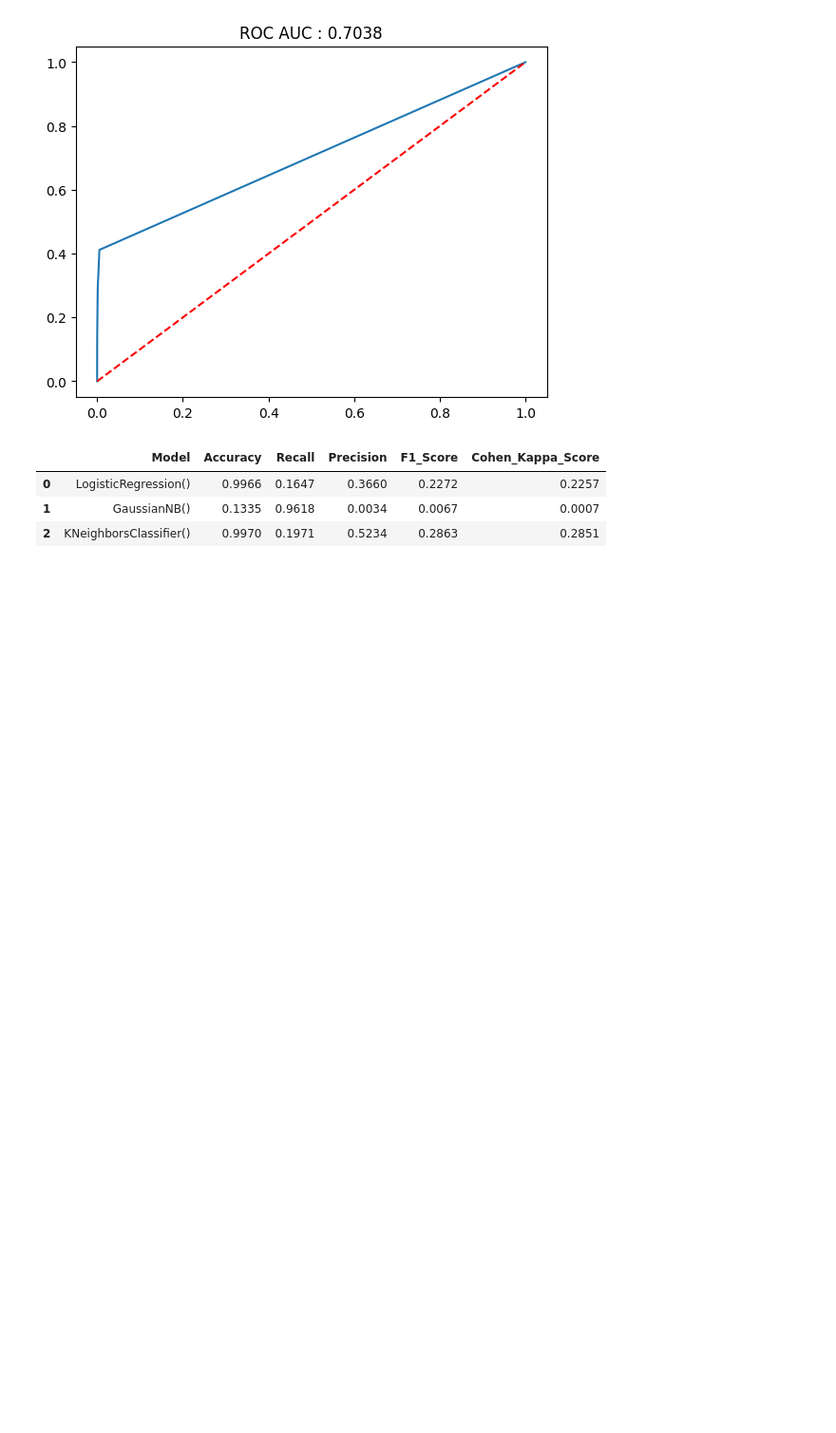
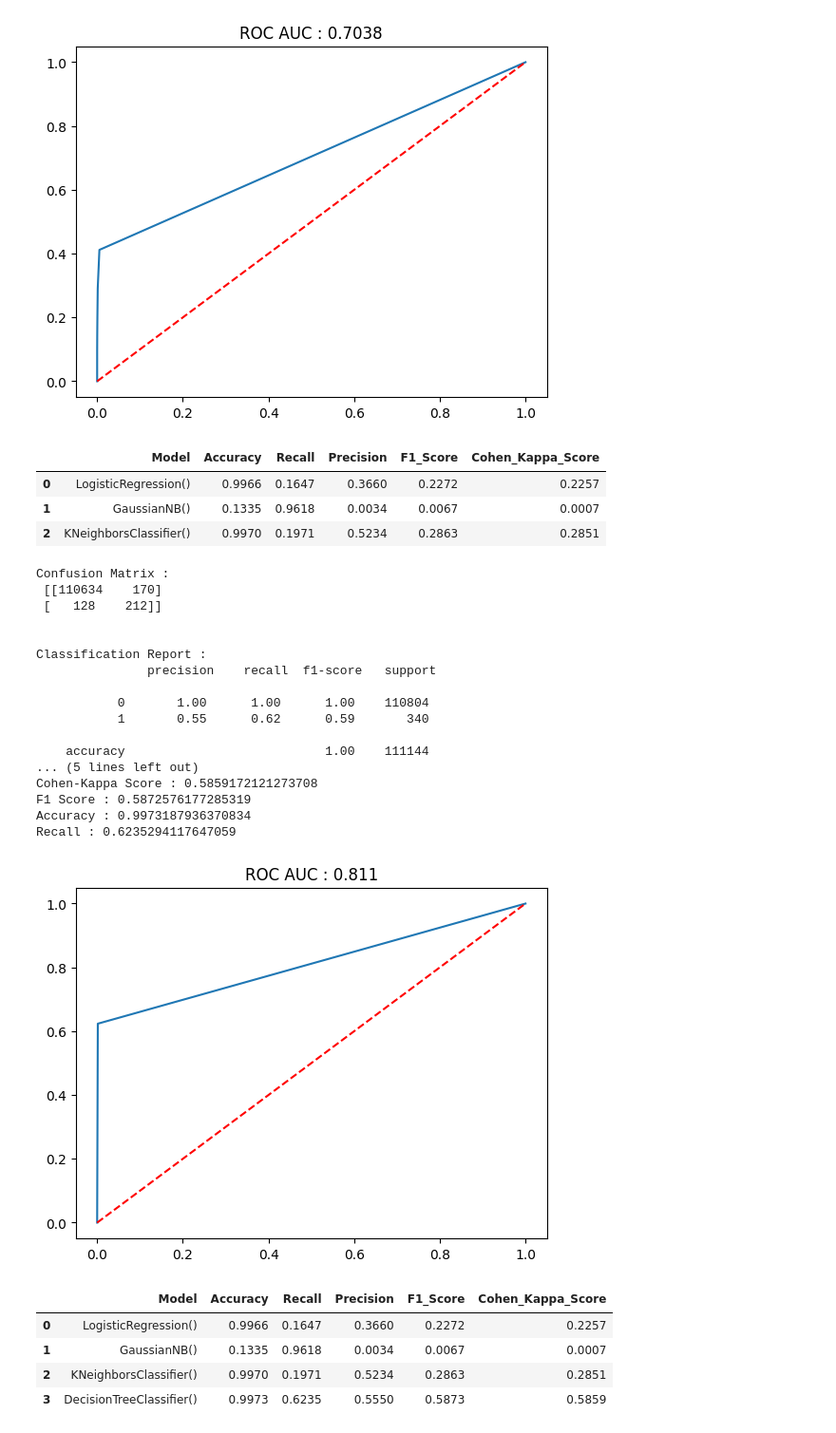
Before and after one commit to Shubham-S151/End-to-End-MLOps-Pipeline, a Jupyter notebook: notebooks/Credit_Card_Fraud_Data/7_Model_Training.ipynb, the cells around one changed output. Shown at 95% size. Drawn from its saved outputs; the diff is of its cells as text; code cells hidden in the pictures; blank space fills up the shorter version.

Commit message:
Models metrics comparisons for default params

```diff
--- a/notebooks/Credit_Card_Fraud_Data/7_Model_Training.ipynb
+++ b/notebooks/Credit_Card_Fraud_Data/7_Model_Training.ipynb
@@ -260,3 +262,29 @@ Recall : 0.19705882352941176
 | 0 | LogisticRegression() | 0.9966 | 0.1647 | 0.3660 | 0.2272 | 0.2257 |
 | 1 | GaussianNB() | 0.1335 | 0.9618 | 0.0034 | 0.0067 | 0.0007 |
 | 2 | KNeighborsClassifier() | 0.9970 | 0.1971 | 0.5234 | 0.2863 | 0.2851 |
+# %%
+classification_model_scores(DecisionTreeClassifier(),x_train,y_train,x_test,y_test)
+# %% [output]
+Confusion Matrix :
+ [[110634    170]
+ [   128    212]]
+
+
+Classification Report :
+               precision    recall  f1-score   support
+
+           0       1.00      1.00      1.00    110804
+           1       0.55      0.62      0.59       340
+
+    accuracy                           1.00    111144
+... (5 lines left out)
+Cohen-Kappa Score : 0.5859172121273708
+F1 Score : 0.5872576177285319
+Accuracy : 0.9973187936370834
+Recall : 0.6235294117647059
+[figure, added]
+|  | Model | Accuracy | Recall | Precision | F1_Score | Cohen_Kappa_Score |
+| 0 | LogisticRegression() | 0.9966 | 0.1647 | 0.3660 | 0.2272 | 0.2257 |
+| 1 | GaussianNB() | 0.1335 | 0.9618 | 0.0034 | 0.0067 | 0.0007 |
+| 2 | KNeighborsClassifier() | 0.9970 | 0.1971 | 0.5234 | 0.2863 | 0.2851 |
+| 3 | DecisionTreeClassifier() | 0.9973 | 0.6235 | 0.5550 | 0.5873 | 0.5859 |
```
Also changed, not shown: parts of 14 cells of this notebook, 3 other files.
